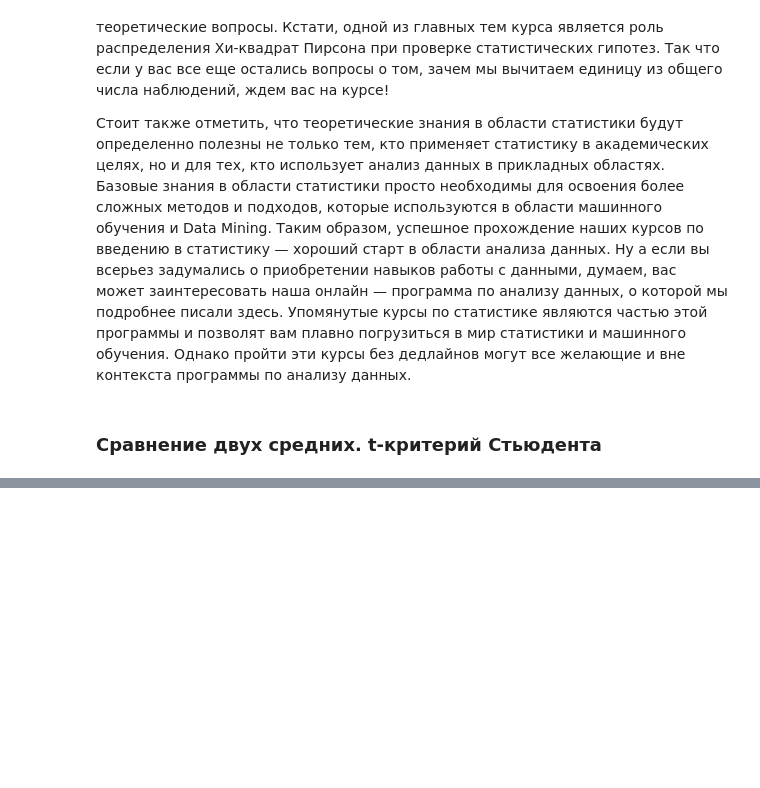
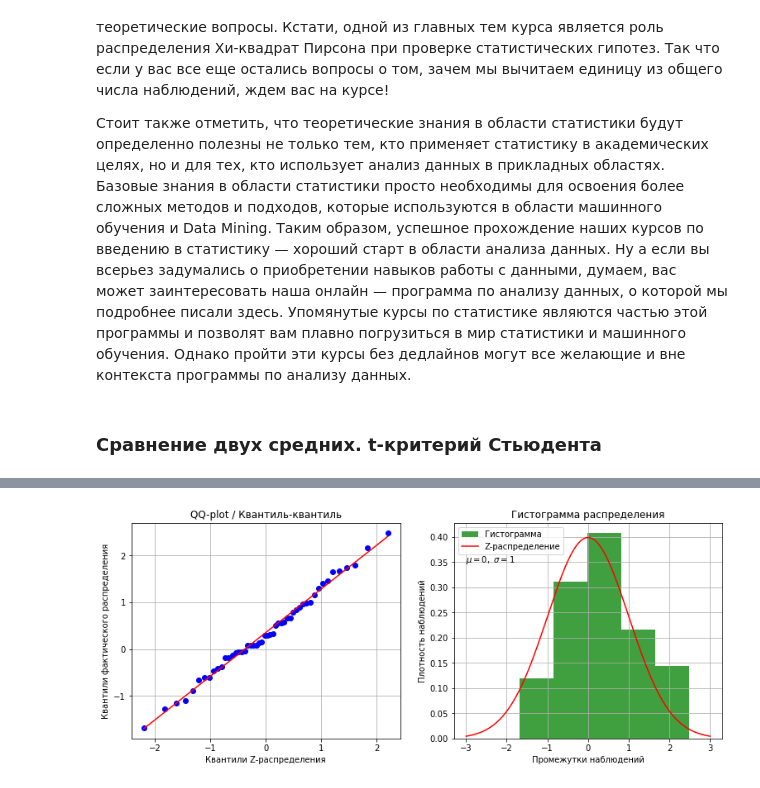
Before and after one commit to MaksimOsokin/training_in_pandas, a Jupyter notebook: tasks_from_the_course/Статистика_конспект.ipynb, the cells around one changed output, grey strips where cells are left out. Drawn from its saved outputs; the diff is of its cells as text; code cells hidden in the pictures; blank space fills up the shorter version.

```diff
--- a/tasks_from_the_course/Статистика_конспект.ipynb
+++ b/tasks_from_the_course/Статистика_конспект.ipynb
@@ -1553,0 +1560,70 @@ SyntaxError: invalid syntax (3266481684.py, line 12)
+# %%
+'''Сделал два графика рядом:'''
+
+import numpy as np
+
+import pylab
+
+import matplotlib.pyplot as plt
+
+import scipy.stats as stats
+
+
+
+mean = 0  # Мат. ожидание
+
+sd = 1    # Стандартное отклонение
+
+
+
+# Построим график QQ-plot
+
+sample = np.random.normal(loc=mean, scale=sd, size=50)  # Генерация нормального распределения с мат.ожиданием 100, стандартным отклонением 50 и количеством элементов в выборке 1000
+
+plt.figure(figsize = [6.4*2, 4.8])  # Создаем фигуру qq_plot
+
+plt.subplot(1, 2, 1)
+
+stats.probplot(sample, dist="norm", plot=plt)  # Создаем график QQ-plot при помощи функции по поиску квантелей значений нашего распределения
+
+plt.title('QQ-plot / Квантиль-квантиль')  # Заголовок
+
+plt.xlabel('Квантили Z-распределения')  # Подпись по оси X
+
+plt.ylabel('Квантили фактического распределения')  # Подпись по оси Y
+
+plt.grid(True)  # Включить сетку
+
+
+
+# Построим гистограмму
+
+plt.subplot(1, 2, 2)
+
+n, bins, patches = plt.hist(sample, 5, density=True, facecolor='g', alpha=0.75, label='Гистограмма')  # Cтроим гистограмму
+
+plt.title('Гистограмма распределения')  # Заголовок
+
+plt.xlabel('Промежутки наблюдений')  # Подпись по оси X
+
+plt.ylabel('Плотность наблюдений')  # Подпись по оси Y
+
+plt.text(-3, 0.35, r'$\mu=0,\ \sigma=1$')  #Текстовая подпись
+
+plt.grid(True)  # Включить сетку
+
+
+
+# Построим поверх гистограммы график Z-распределения
+
+x = np.linspace(mean - 3*sd, mean + 3*sd, 1000)  # Делаем массив значений Z-распределения
+
+plt.plot(x, stats.norm.pdf(x, mean, sd), color='red', label='Z-распределение')  # Строим график Z-распределения
+
+
+
+plt.legend()  # Показать легенду
+
+plt.show()  # Показать фигуру
+# %% [output]
+[figure, added]
```
Also changed, not shown: parts of 81 cells of this notebook.
